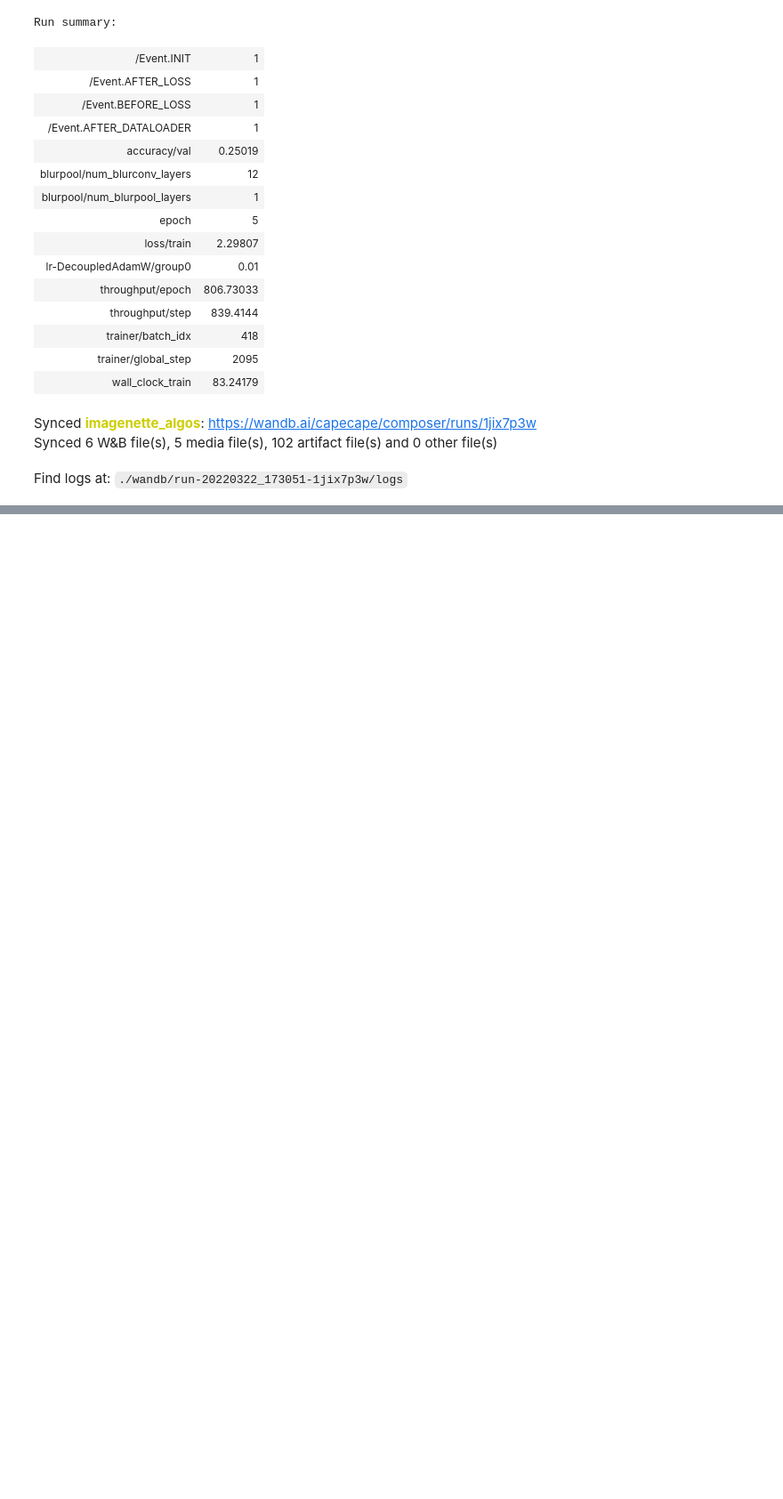
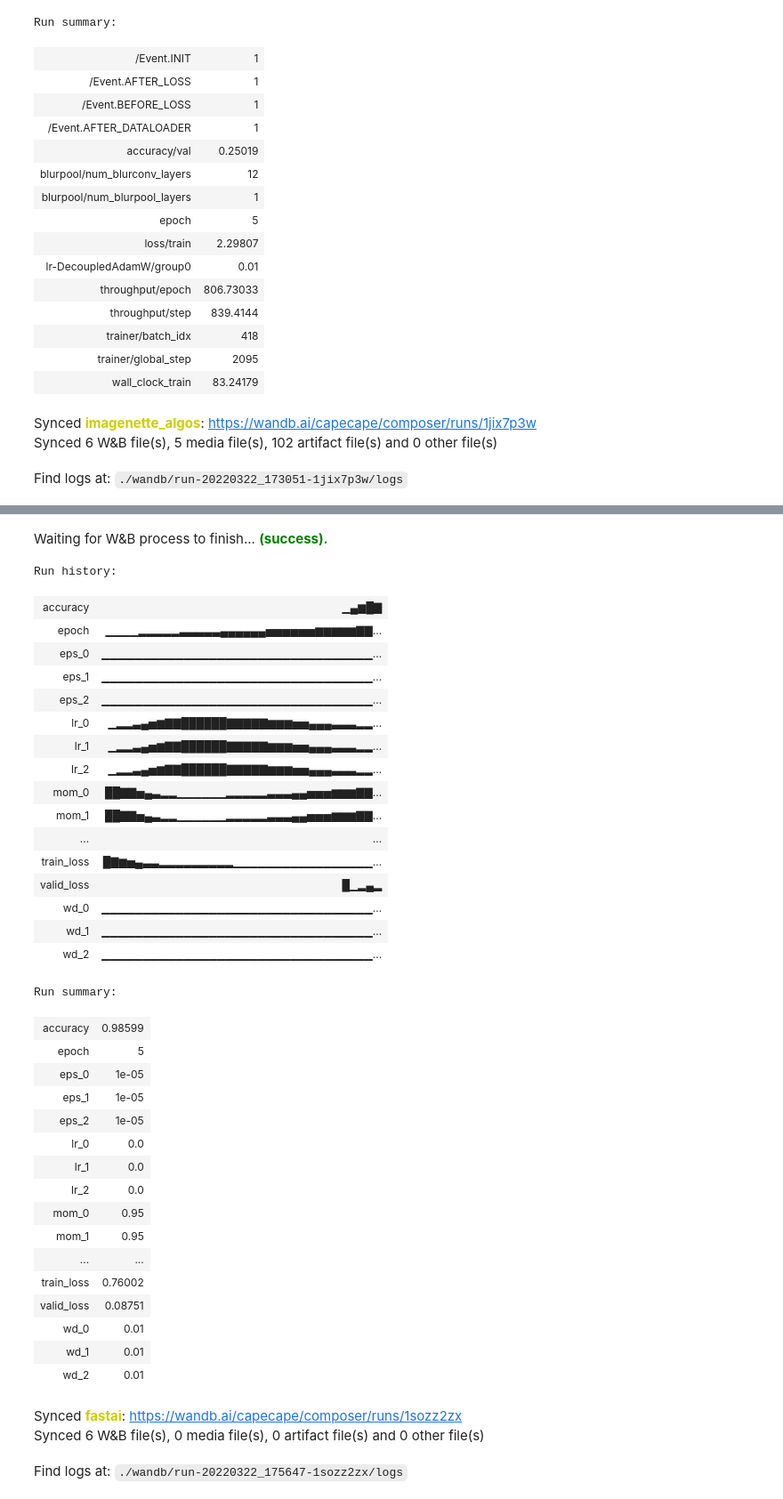
Before and after one commit to tcapelle/mosaic, a Jupyter notebook: MosaicML_Composer_and_wandb.ipynb, the cells around one changed output, grey strips where cells are left out. Shown at 89% size. Cells and saved outputs as stored; diff of their text form; code cells hidden in the pictures; blank space fills up the shorter version.

Commit message:
add fastai

```diff
--- a/MosaicML_Composer_and_wandb.ipynb
+++ b/MosaicML_Composer_and_wandb.ipynb
@@ -344,0 +374,41 @@ Find logs at: ./wandb/run-20220322_173051-1jix7p3w/logs
+# %%
+wandb.finish()
+# %% [output]
+Waiting for W&B process to finish... (success).
+Run history:
+| accuracy | ▁▄▆█▇ |
+| epoch | ▁▁▁▁▂▂▂▂▂▃▃▃▃▃▄▄▄▄▄▄▅▅▅▅▅▅▆▆▆▆▆▇▇... |
+| eps_0 | ▁▁▁▁▁▁▁▁▁▁▁▁▁▁▁▁▁▁▁▁▁▁▁▁▁▁▁▁▁▁▁▁▁... |
+| eps_1 | ▁▁▁▁▁▁▁▁▁▁▁▁▁▁▁▁▁▁▁▁▁▁▁▁▁▁▁▁▁▁▁▁▁... |
+| eps_2 | ▁▁▁▁▁▁▁▁▁▁▁▁▁▁▁▁▁▁▁▁▁▁▁▁▁▁▁▁▁▁▁▁▁... |
+| lr_0 | ▁▂▂▃▄▅▆▇▇██████▇▇▇▇▇▆▆▆▅▅▄▄▄▃▃▃▂▂... |
+| lr_1 | ▁▂▂▃▄▅▆▇▇██████▇▇▇▇▇▆▆▆▅▅▄▄▄▃▃▃▂▂... |
+| lr_2 | ▁▂▂▃▄▅▆▇▇██████▇▇▇▇▇▆▆▆▅▅▄▄▄▃▃▃▂▂... |
+| mom_0 | ██▇▇▅▄▃▂▂▁▁▁▁▁▁▂▂▂▂▂▃▃▃▄▄▅▅▅▆▆▆▇▇... |
+| mom_1 | ██▇▇▅▄▃▂▂▁▁▁▁▁▁▂▂▂▂▂▃▃▃▄▄▅▅▅▆▆▆▇▇... |
+| ... | ... |
+| train_loss | █▇▆▅▄▃▃▂▂▂▂▂▂▂▂▂▁▁▁▁▁▁▁▁▁▁▁▁▁▁▁▁▁... |
+| valid_loss | █▁▂▄▂ |
+| wd_0 | ▁▁▁▁▁▁▁▁▁▁▁▁▁▁▁▁▁▁▁▁▁▁▁▁▁▁▁▁▁▁▁▁▁... |
+| wd_1 | ▁▁▁▁▁▁▁▁▁▁▁▁▁▁▁▁▁▁▁▁▁▁▁▁▁▁▁▁▁▁▁▁▁... |
+| wd_2 | ▁▁▁▁▁▁▁▁▁▁▁▁▁▁▁▁▁▁▁▁▁▁▁▁▁▁▁▁▁▁▁▁▁... |
+Run summary:
+| accuracy | 0.98599 |
+| epoch | 5 |
+| eps_0 | 1e-05 |
+| eps_1 | 1e-05 |
+| eps_2 | 1e-05 |
+| lr_0 | 0.0 |
+| lr_1 | 0.0 |
+| lr_2 | 0.0 |
+| mom_0 | 0.95 |
+| mom_1 | 0.95 |
+| ... | ... |
+| train_loss | 0.76002 |
+| valid_loss | 0.08751 |
+| wd_0 | 0.01 |
+| wd_1 | 0.01 |
+| wd_2 | 0.01 |
+Synced fastai: https://wandb.ai/capecape/composer/runs/1sozz2zx
+Synced 6 W&B file(s), 0 media file(s), 0 artifact file(s) and 0 other file(s)
+Find logs at: ./wandb/run-20220322_175647-1sozz2zx/logs
```
Also changed, not shown: parts of 5 cells of this notebook.
